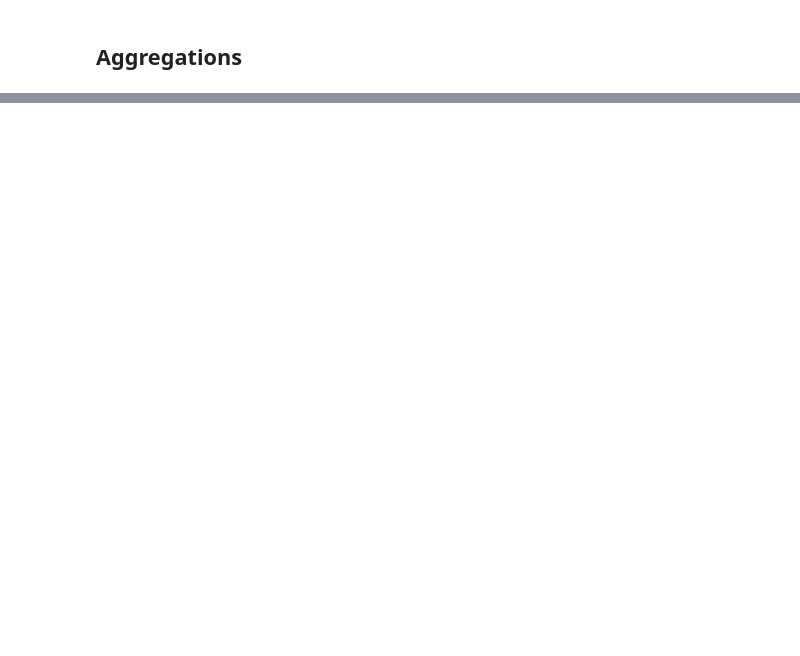
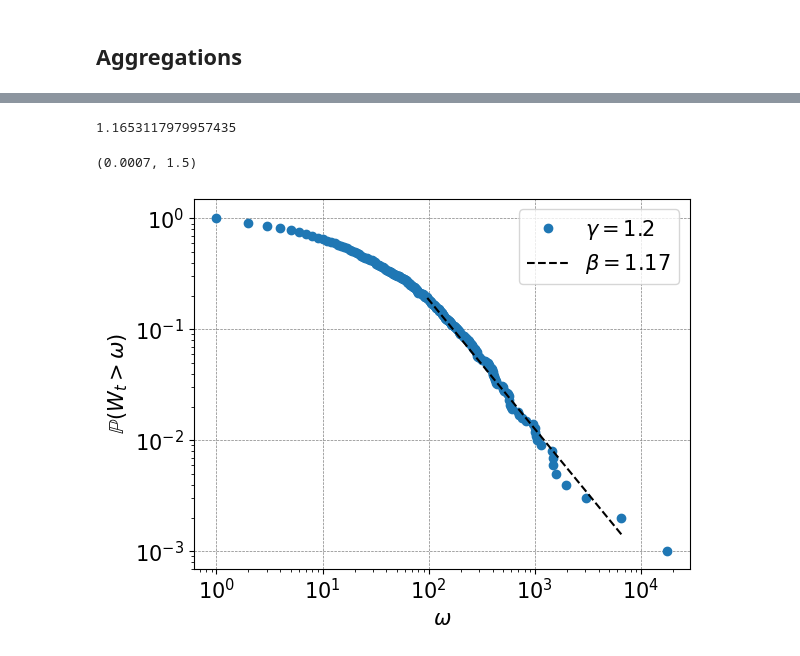
Before and after one commit to saf92/Urn-balls-in-bins-model, a Jupyter notebook: urn_code.ipynb, the cells around one changed output, grey strips where cells are left out. Saved outputs shown, nothing was run; the diff lists cells and outputs as text; code cells hidden in the pictures; blank space fills up the shorter version.

```diff
--- a/urn_code.ipynb
+++ b/urn_code.ipynb
@@ -571,0 +645,13 @@ add_labels(plt,*label_arrI)
+# %%
+label_arr_pbp=[r'$\omega$',r'$\mathbb{P}(W_t>\omega)$',font_sizes,1]
+label_arr_pbp1=[r'$\omega$',r'$\mathbb{P}(W_t>\omega)$',font_sizes1,1]
+# %%
+N=10**3
+w=np.ones(N)
+w_add=1
+a=1
+g=1.2
+iters=10**6
+# %%
+%%time
+w,t=pure_birth_process(w,w_add,a,g,iters)
@@ -571,0 +661,16 @@ add_labels(plt,*label_arrI)
+# %%
+x,y=tail(w)
+w1=get_losing(w)
+e,x_m=x_min_pred(w1)
+pred=get_power_law_fit(w1,x_m)
+print(pred[-1])
+# %% [output]
+1.1653117979957435
+# %%
+plt.loglog(x,y,'o',label=r'$\gamma={}$'.format(g))
+plt.loglog(pred[0],pred[1],linestyle='--',color='black',label=r'$\beta={}$'.format(np.round(pred[-1],2)))
+add_labels(plt,*label_arr_pbp)
+plt.ylim(0.7*1/N,1.5)
+# %% [output]
+(0.0007, 1.5)
+[figure, added]
```
Also changed, not shown: parts of 21 cells of this notebook, 6 other files.
